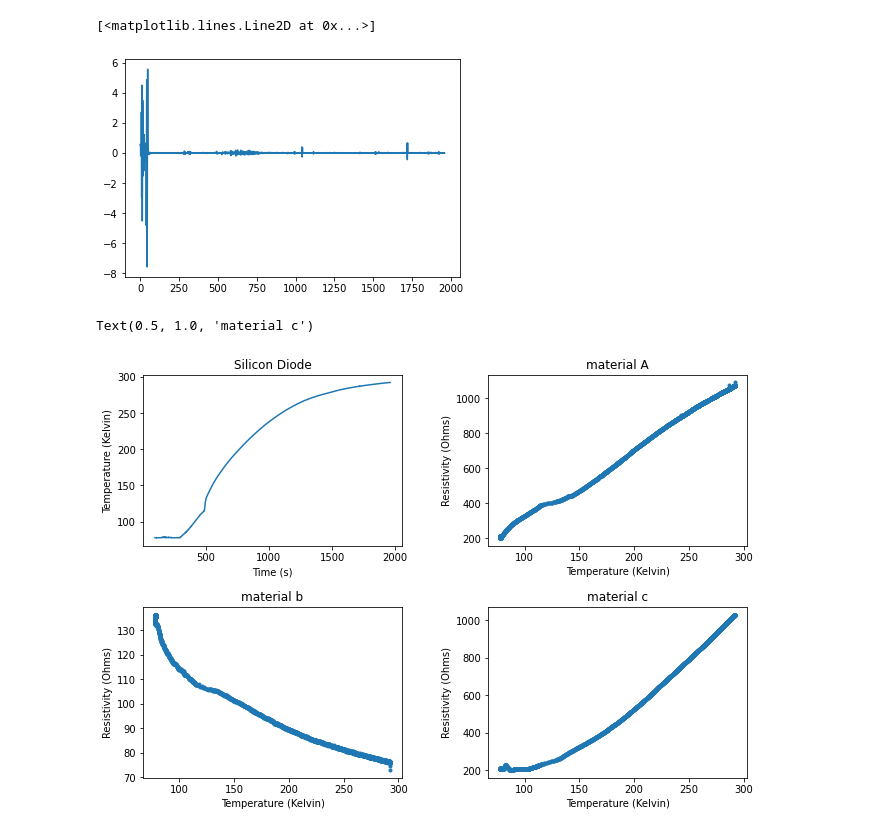
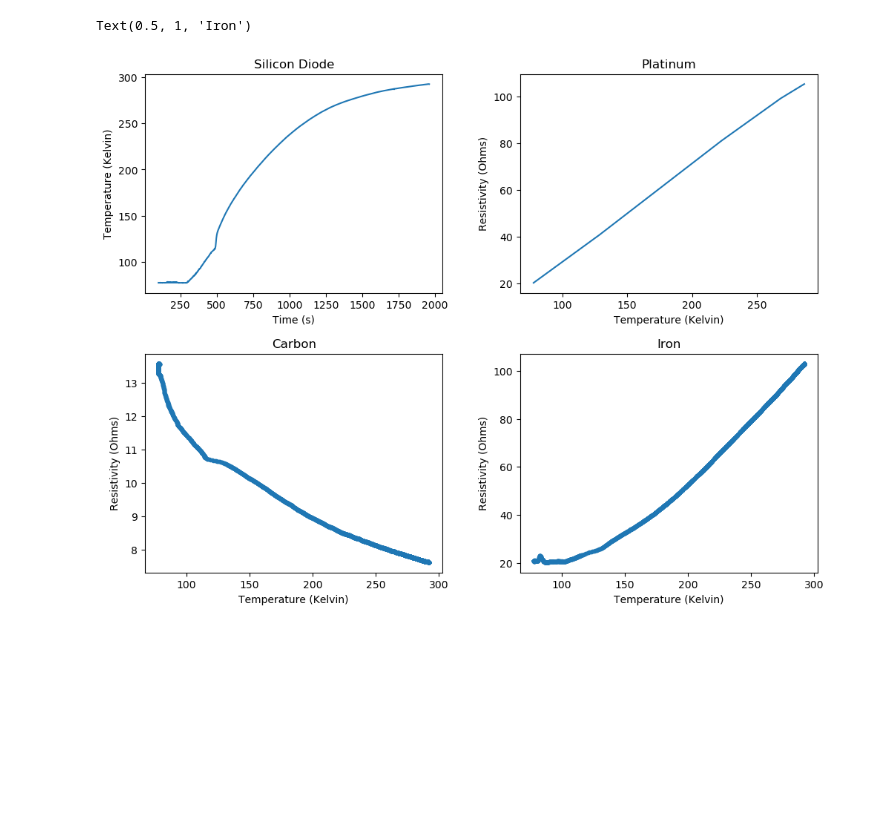
Before and after one commit to cwru-robin/Phys301, a Jupyter notebook: Resistivity/A2.ipynb, the cells around one changed output. Drawn from its saved outputs; the diff is of its cells as text; code cells hidden in the pictures; blank space fills up the shorter version.

```diff
--- a/Resistivity/A2.ipynb
+++ b/Resistivity/A2.ipynb
@@ -25,5 +33,5 @@ def throughoutOutliers(data):
 # %%
-current=.9867e-6
+current=9.867e-6
 
 trail1 =np.loadtxt("norm/1011_RXC.txt",) ## not good carbon data
 #trail1[0]=throughoutOutliers(trail1[0])
@@ -35,20 +43,12 @@ trail2[0]=throughoutOutliers(trail2[0])
 trail2[1]=throughoutOutliers(trail2[1])
 trail2[2]=throughoutOutliers(trail2[2])
 trail2[3]=throughoutOutliers(trail2[3])
-trail2[0]=savgol_filter(trail2[0], 25, 3)
-trail2[1]=savgol_filter(trail2[1], 25, 3)
-trail2[2]=savgol_filter(trail2[2], 25, 3)
-trail2[3]=savgol_filter(trail2[3], 25, 3)
 
 trail3 =np.loadtxt("norm/1013_RXCa.txt",)
 trail3[0]=throughoutOutliers(trail3[0])
 trail3[1]=throughoutOutliers(trail3[1])
 trail3[2]=throughoutOutliers(trail3[2])
 trail3[3]=throughoutOutliers(trail3[3])
-trail3[0]=savgol_filter(trail3[0], 25, 3)
-trail3[1]=savgol_filter(trail3[1], 25, 3)
-trail3[2]=savgol_filter(trail3[2], 25, 3)
-trail3[3]=savgol_filter(trail3[3], 25, 3)
 
 
 
@@ -57,10 +57,6 @@ trail4 =np.loadtxt("norm/1016_RXC.txt",)
 trail4[1]=throughoutOutliers(trail4[1])
 trail4[2]=throughoutOutliers(trail4[2])
 trail4[3]=throughoutOutliers(trail4[3])
-#trail4[0]=savgol_filter(trail4[0], 85, 3)
-#trail4[1]=savgol_filter(trail4[1], 40, 1)
-#trail4[2]=savgol_filter(trail4[2], 25, 1)
-#trail4[3]=savgol_filter(trail4[3], 25, 3)
 
 
 
@@ -70,10 +66,6 @@ trail5[0]=throughoutOutliers(trail5[0])
 trail5[1]=throughoutOutliers(trail5[1])
 trail5[2]=throughoutOutliers(trail5[2])
 trail5[3]=throughoutOutliers(trail5[3])
-trail5[0]=savgol_filter(trail5[0], 25, 3)
-trail5[1]=savgol_filter(trail5[1], 25, 3)
-trail5[2]=savgol_filter(trail5[2], 25, 3)
-trail5[3]=savgol_filter(trail5[3], 25, 3)
 
 
 trails1 =np.loadtxt("norm/1017_RXC_super1.txt",)
@@ -113,10 +81,10 @@ tempconspline= inter.InterpolatedUnivariateSpline(tempconversion[1],tempconversi
 # %%
-trail= 4
-
+trail=4
+takepoints=1
 xrange=np.arange(0,len(dunktrail[trail][0][np.where(dunktrail[trail][0]>-2)])*.4,.4)
 temp=tempconspline(dunktrail[trail][0][np.where(dunktrail[trail][0]>-2)])
 firstspline= inter.InterpolatedUnivariateSpline(xrange,temp)
-secondspline= inter.InterpolatedUnivariateSpline(xrange,dunktrail[trail][1][np.where(dunktrail[trail][0]>-2)]/-current)
-thirdspline= inter.InterpolatedUnivariateSpline(xrange,dunktrail[trail][2][np.where(dunktrail[trail][0]>-2)]/-current)
-fourthspline= inter.InterpolatedUnivariateSpline(xrange,dunktrail[trail][3][np.where(dunktrail[trail][0]>-2)]/current)
+secondspline= inter.InterpolatedUnivariateSpline(xrange[2::takepoints],(dunktrail[trail][1][np.where(dunktrail[trail][0]>-2)]/-current)[2::takepoints])
+thirdspline= inter.InterpolatedUnivariateSpline(xrange[::takepoints],(savgol_filter(dunktrail[trail][2][np.where(dunktrail[trail][0]>-2)]/-current,55,1))[::takepoints])
+fourthspline=inter.InterpolatedUnivariateSpline(xrange[2::takepoints],(dunktrail[trail][3][np.where(dunktrail[trail][0]>-2)]/current)[2::takepoints])
 splines=[firstspline,secondspline,thirdspline,fourthspline]
@@ -126,30 +91,24 @@ dydx = signal.savgol_filter(dunktrail[trail][1][np.where(dunktrail[trail][0]>-2)
-# %%
-plt.plot(xrange,dydx)
-# %% [output]
-[<matplotlib.lines.Line2D at 0x...>]
-[figure, removed]
 # %%
 xfinerange=np.arange(throughout,len(dunktrail[trail][0])*.4,.4)
-
 fig, ax = plt.subplots(nrows=2, ncols=2)
 fig.tight_layout(pad=1.5)
 fig.subplots_adjust(bottom=0.1, right=1.5, top=1.5)
 ax[0][0].plot(xfinerange,splines[0](xfinerange))
 ax[0][0].set_ylabel("Temperature (Kelvin)")
 ax[0][0].set_xlabel("Time (s)")
 ax[0][0].set_title("Silicon Diode")
-ax[0][1].plot(splines[0](xfinerange),splines[1](xfinerange),".")
+ax[0][1].plot(splines[0](xfinerange)[::1000],splines[1](xfinerange)[::1000])
 ax[0][1].set_ylabel("Resistivity (Ohms)")
 ax[0][1].set_xlabel("Temperature (Kelvin)")
-ax[0][1].set_title("material A")
+ax[0][1].set_title("Platinum")
 ax[1][0].plot(splines[0](xfinerange),splines[2](xfinerange),".")
 ax[1][0].set_ylabel("Resistivity (Ohms)")
 ax[1][0].set_xlabel("Temperature (Kelvin)")
-ax[1][0].set_title("material b")
-ax[1][1].plot(splines[0](xfinerange),splines[3](xfinerange),".")
+ax[1][0].set_title("Carbon")
+ax[1][1].plot(splines[0](xfinerange)[100::],splines[3](xfinerange)[100::],".")
 ax[1][1].set_ylabel("Resistivity (Ohms)")
 ax[1][1].set_xlabel("Temperature (Kelvin)")
-ax[1][1].set_title("material c")
+ax[1][1].set_title("Iron")
 # %% [output]
-Text(0.5, 1.0, 'material c')
+Text(0.5, 1, 'Iron')
-[figure, old version]
+[figure, new version]
```
Also changed, not shown: parts of 26 cells of this notebook, 3 other files.
